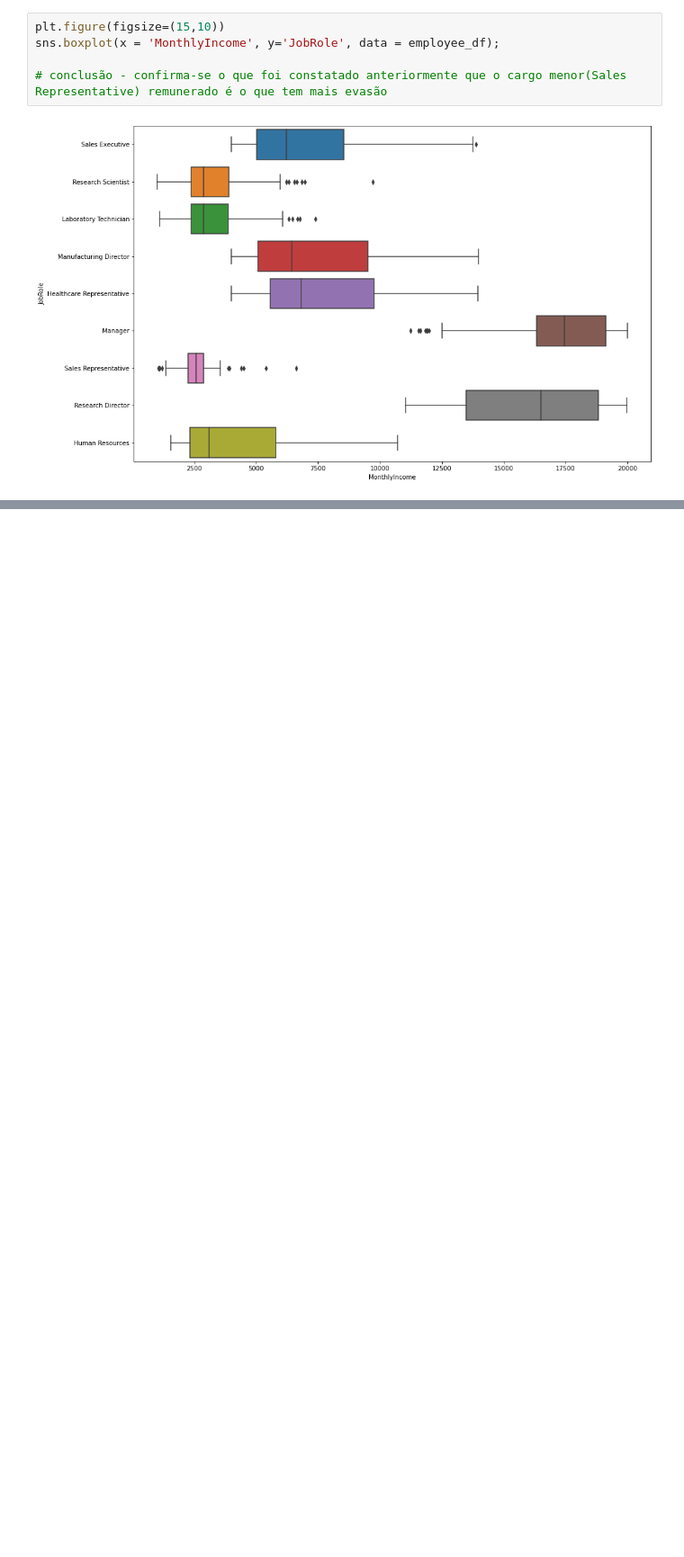
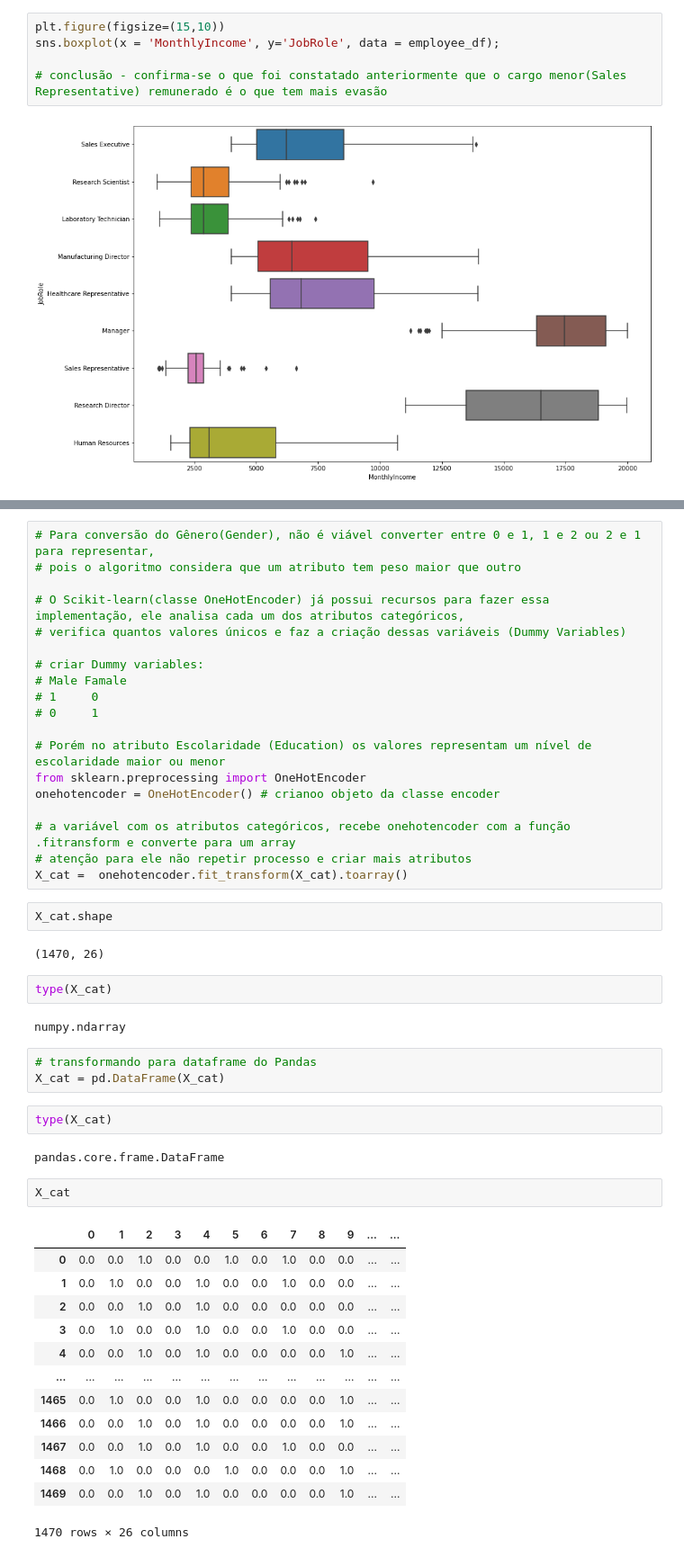
Before and after one commit to Danielnetsp/Departamento_RH, a Jupyter notebook: Departamento_RH.ipynb, the cells around one changed output, grey strips where cells are left out. Shown at 90% size. Saved outputs shown, nothing was run; the diff lists cells and outputs as text; blank space fills up the shorter version.

```diff
--- a/Departamento_RH.ipynb
+++ b/Departamento_RH.ipynb
@@ -365,0 +351,50 @@ X_cat
+# %%
+# Para conversão do Gênero(Gender), não é viável converter entre 0 e 1, 1 e 2 ou 2 e 1 para representar,
+# pois o algoritmo considera que um atributo tem peso maior que outro
+
+# O Scikit-learn(classe OneHotEncoder) já possui recursos para fazer essa implementação, ele analisa cada um dos atributos categóricos,
+# verifica quantos valores únicos e faz a criação dessas variáveis (Dummy Variables)
+
+# criar Dummy variables:
+# Male Famale
+# 1     0
+# 0     1
+
+# Porém no atributo Escolaridade (Education) os valores representam um nível de escolaridade maior ou menor
+from sklearn.preprocessing import OneHotEncoder
+onehotencoder = OneHotEncoder() # crianoo objeto da classe encoder
+
+# a variável com os atributos categóricos, recebe onehotencoder com a função .fitransform e converte para um array
+# atenção para ele não repetir processo e criar mais atributos
+X_cat =  onehotencoder.fit_transform(X_cat).toarray()
+# %%
+X_cat.shape
+# %% [output]
+(1470, 26)
+# %%
+type(X_cat)
+# %% [output]
+numpy.ndarray
+# %%
+# transformando para dataframe do Pandas
+X_cat = pd.DataFrame(X_cat)
+# %%
+type(X_cat)
+# %% [output]
+pandas.core.frame.DataFrame
+# %%
+X_cat
+# %% [output]
+|  | 0 | 1 | 2 | 3 | 4 | 5 | 6 | 7 | 8 | 9 | ... | ... |
+| 0 | 0.0 | 0.0 | 1.0 | 0.0 | 0.0 | 1.0 | 0.0 | 1.0 | 0.0 | 0.0 | ... | ... |
+| 1 | 0.0 | 1.0 | 0.0 | 0.0 | 1.0 | 0.0 | 0.0 | 1.0 | 0.0 | 0.0 | ... | ... |
+| 2 | 0.0 | 0.0 | 1.0 | 0.0 | 1.0 | 0.0 | 0.0 | 0.0 | 0.0 | 0.0 | ... | ... |
+| 3 | 0.0 | 1.0 | 0.0 | 0.0 | 1.0 | 0.0 | 0.0 | 1.0 | 0.0 | 0.0 | ... | ... |
+| 4 | 0.0 | 0.0 | 1.0 | 0.0 | 1.0 | 0.0 | 0.0 | 0.0 | 0.0 | 1.0 | ... | ... |
+| ... | ... | ... | ... | ... | ... | ... | ... | ... | ... | ... | ... | ... |
+| 1465 | 0.0 | 1.0 | 0.0 | 0.0 | 1.0 | 0.0 | 0.0 | 0.0 | 0.0 | 1.0 | ... | ... |
+| 1466 | 0.0 | 0.0 | 1.0 | 0.0 | 1.0 | 0.0 | 0.0 | 0.0 | 0.0 | 1.0 | ... | ... |
+| 1467 | 0.0 | 0.0 | 1.0 | 0.0 | 1.0 | 0.0 | 0.0 | 1.0 | 0.0 | 0.0 | ... | ... |
+| 1468 | 0.0 | 1.0 | 0.0 | 0.0 | 0.0 | 1.0 | 0.0 | 0.0 | 0.0 | 1.0 | ... | ... |
+| 1469 | 0.0 | 0.0 | 1.0 | 0.0 | 1.0 | 0.0 | 0.0 | 0.0 | 0.0 | 1.0 | ... | ... |
+1470 rows × 26 columns
```
Also changed, not shown: parts of 63 cells of this notebook.
